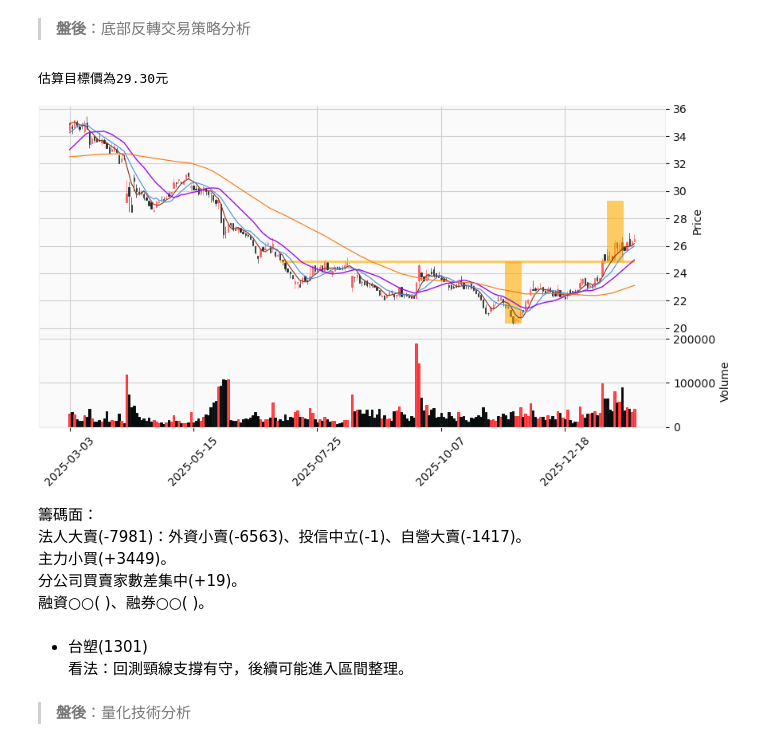
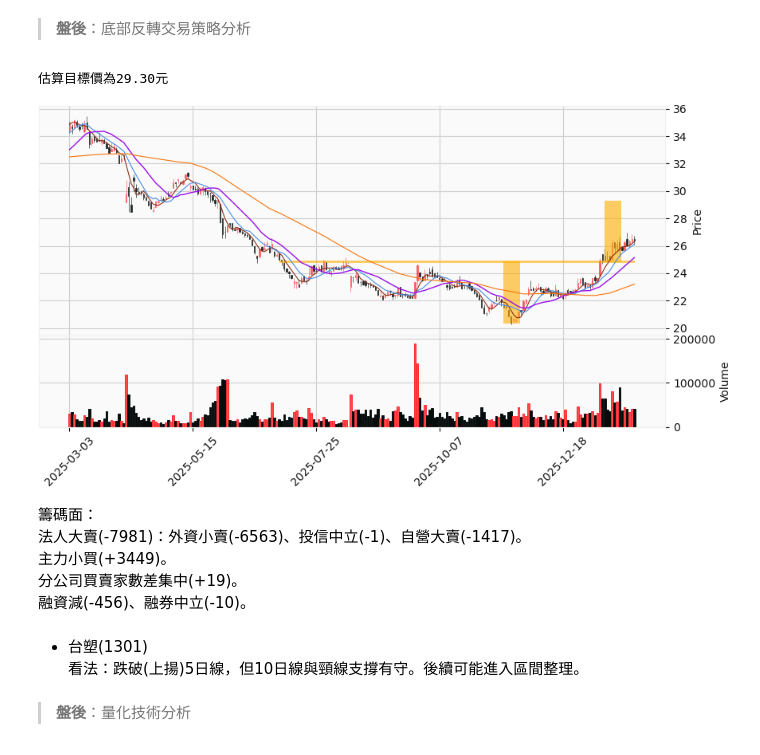
Before and after one commit to yilintung/StockInvestmentNotebook, a Jupyter notebook: 260130筆記.ipynb, the cells around one changed output. Drawn from its saved outputs; the diff is of its cells as text; code cells hidden in the pictures.

```diff
--- a/260130筆記.ipynb
+++ b/260130筆記.ipynb
@@ -181,20 +181,20 @@ def line_drawing_callback( range_prices) :
 
     return seq_of_seq_of_points,linewidths,colors
 # %%
-image = mysys.DrawOnKlineChart('1101','2025-03-03','2026-01-29',line_drawing_callback)
+image = mysys.DrawOnKlineChart('1101','2025-03-03','2026-01-30',line_drawing_callback)
 display(image)
 # %% [output]
 估算目標價為29.30元
-[figure, old version]
+[figure, new version]
 # %% [markdown]
 籌碼面：
 法人大賣(-7981)：外資小賣(-6563)、投信中立(-1)、自營大賣(-1417)。
 主力小買(+3449)。
 分公司買賣家數差集中(+19)。
-融資○○( )、融券○○( )。
+融資減(-456)、融券中立(-10)。
 # %% [markdown]
 * 台塑(1301)
-  看法：回測頸線支撐有守，後續可能進入區間整理。
+  看法：跌破(上揚)5日線，但10日線與頸線支撐有守。後續可能進入區間整理。
 # %% [markdown]
 > **盤後**：量化技術分析
 # %%
```
Also changed, not shown: parts of 8 cells of this notebook.
